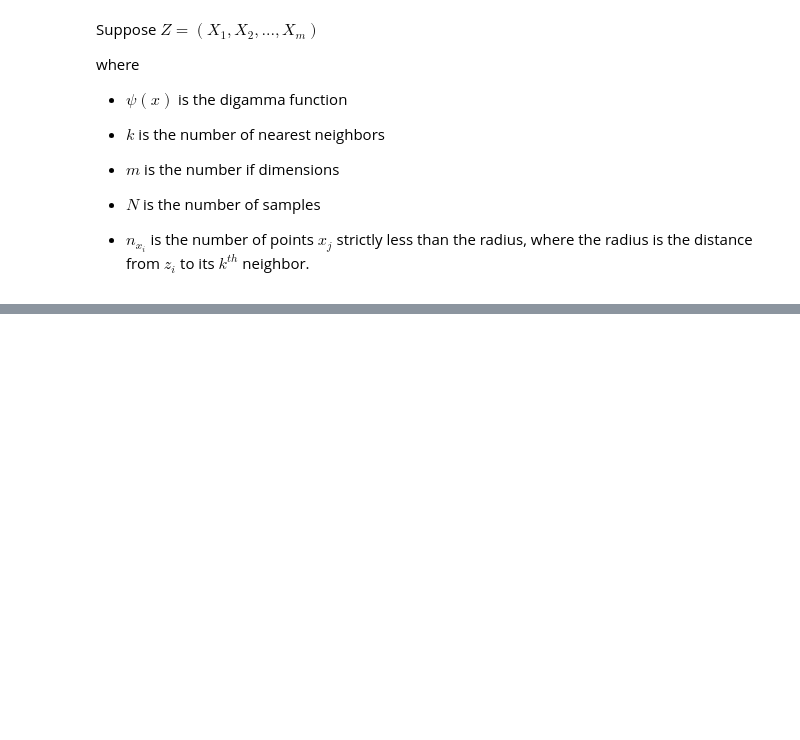
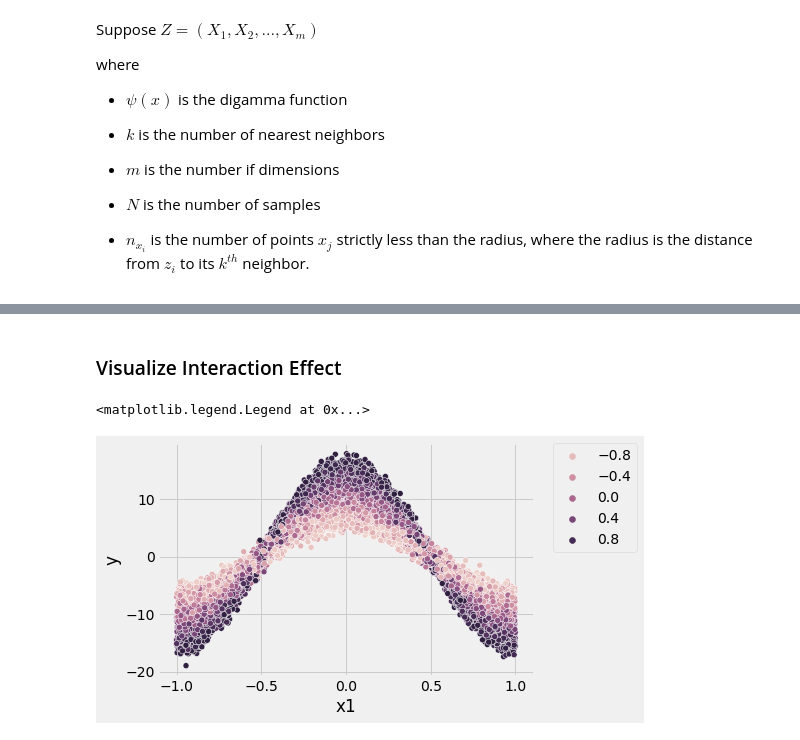
Before and after one commit to gabeztaylor/Mutual-Info, a Jupyter notebook: M-Dim_MI.ipynb, the cells around one changed output, grey strips where cells are left out. Cells and saved outputs as stored; diff of their text form; code cells hidden in the pictures; blank space fills up the shorter version.

Commit message:
add interactions

```diff
--- a/M-Dim_MI.ipynb
+++ b/M-Dim_MI.ipynb
@@ -98,0 +248,8 @@ def m_dim_mi(X, y, m = 2, n_neighbors = 3):
+# %% [markdown]
+### Visualize Interaction Effect
+# %%
+sns.scatterplot(x = 'x1', y = 'y', hue = 'x2', data = df)
+plt.legend(bbox_to_anchor=(1.05, 1), loc='upper left', borderaxespad=0)
+# %% [output]
+<matplotlib.legend.Legend at 0x...>
+[figure, added]
```
Also changed, not shown: parts of 34 cells of this notebook.
